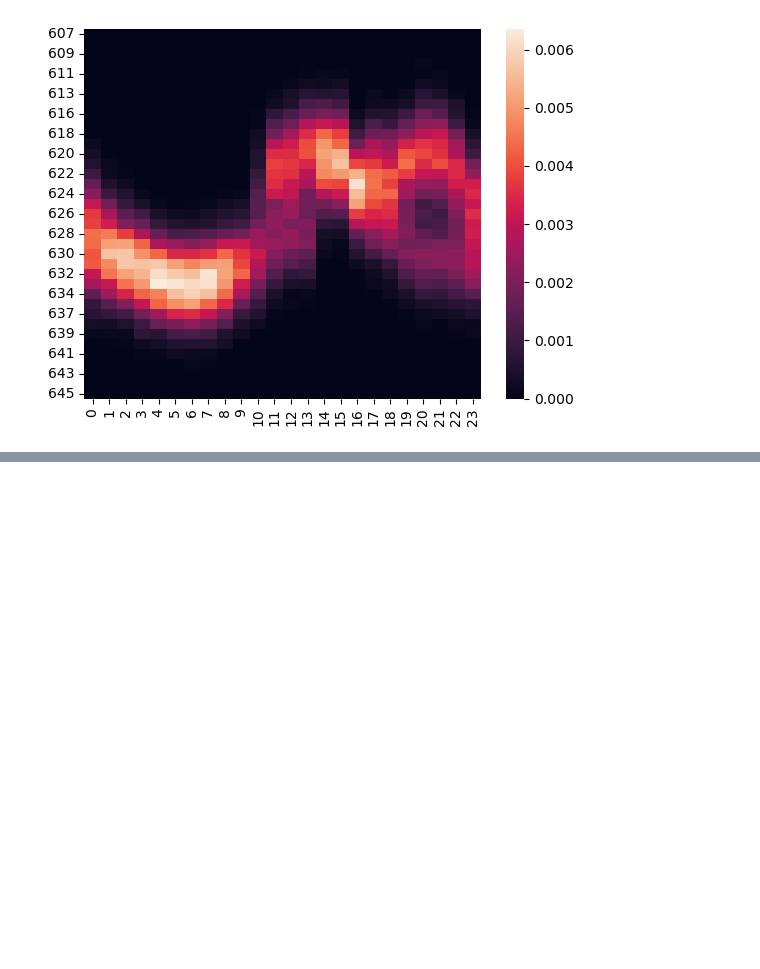
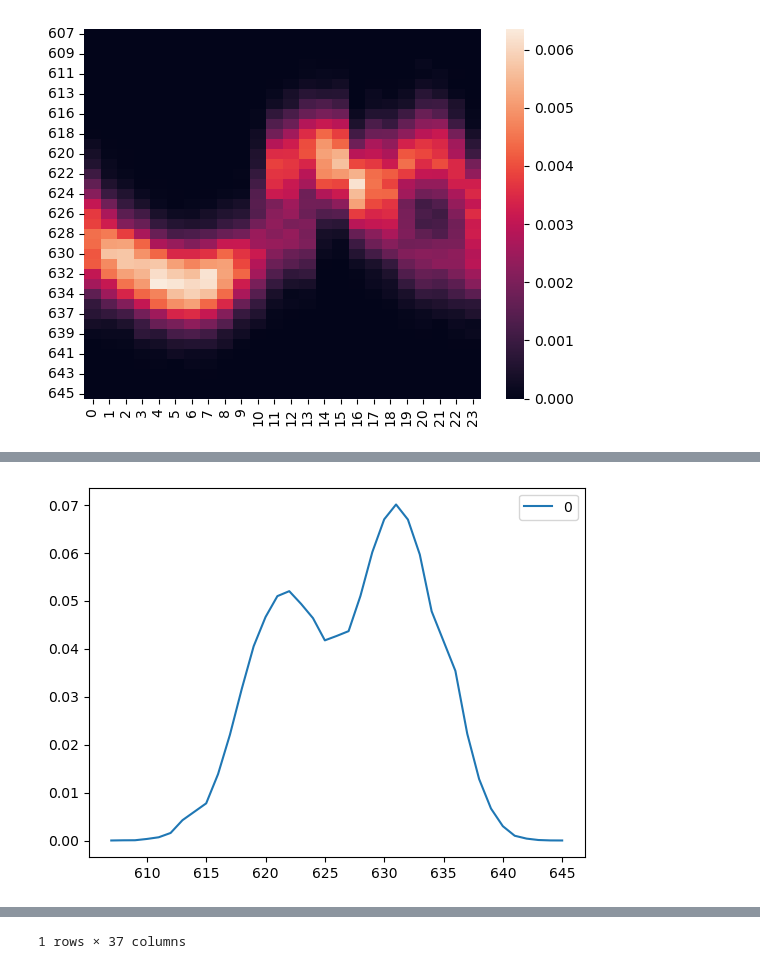
Before and after one commit to shuhei23/probabilistic-robotics-answer-book-shakyo, a Jupyter notebook: section_sensor/lidar_600.ipynb, the cells around one changed output, grey strips where cells are left out. Cells and saved outputs as stored; diff of their text form; code cells hidden in the pictures; blank space fills up the shorter version.

```diff
--- a/section_sensor/lidar_600.ipynb
+++ b/section_sensor/lidar_600.ipynb
@@ -65,0 +76,7 @@ plt.show()
+# %%
+p_z = pd.DataFrame(probs.transpose().sum())
+p_z.plot()
+plt.show()
+p_z.transpose()
+# %% [output]
+[figure, added]
@@ -65,0 +85 @@ plt.show()
+1 rows × 37 columns
```
Also changed, not shown: parts of 12 cells of this notebook, 2 other files.
